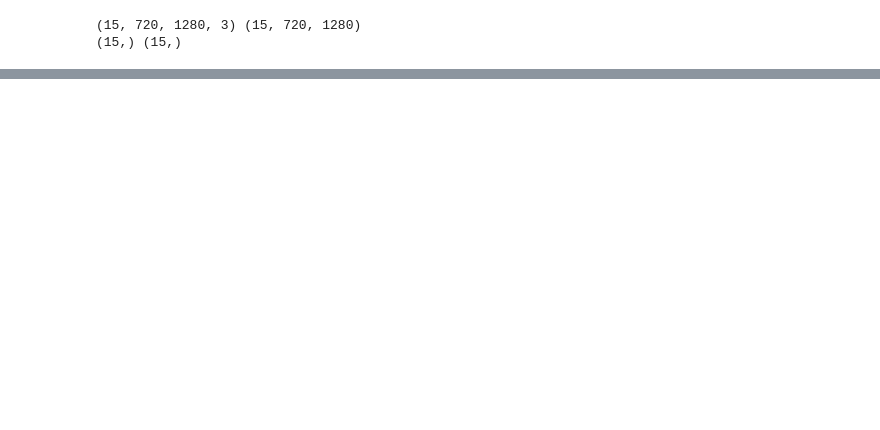
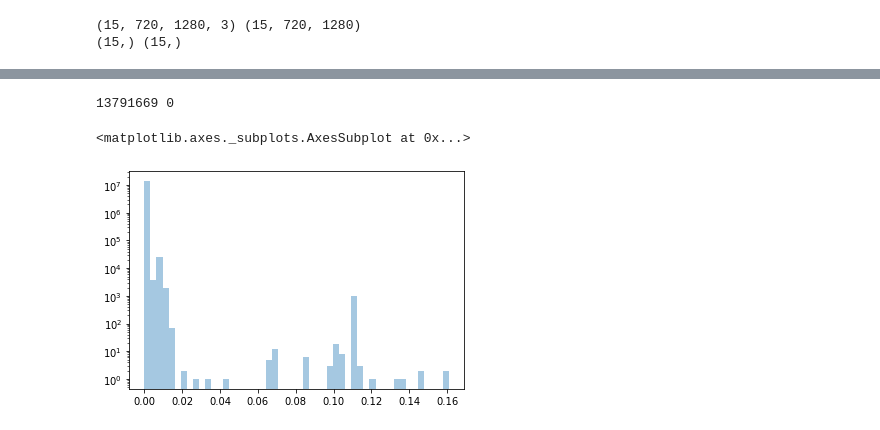
Before and after one commit to nhjung74/DFC605-16, a Jupyter notebook: 고려대를_찾아라.ipynb, the cells around one changed output, grey strips where cells are left out. Cells and saved outputs as stored; diff of their text form; code cells hidden in the pictures; blank space fills up the shorter version.

```diff
--- a/고려대를_찾아라.ipynb
+++ b/고려대를_찾아라.ipynb
@@ -256,0 +167,11 @@ for i, img in enumerate(X):
+# %%
+freq0 = np.sum(labels==0)
+freq1 = np.sum(labels==1)
+
+print(freq0, freq1)
+
+sns.distplot(labels.flatten(), kde=False, hist_kws={'log':True})
+# %% [output]
+13791669 0
+<matplotlib.axes._subplots.AxesSubplot at 0x...>
+[figure, added]
```
Also changed, not shown: parts of 19 cells of this notebook.
